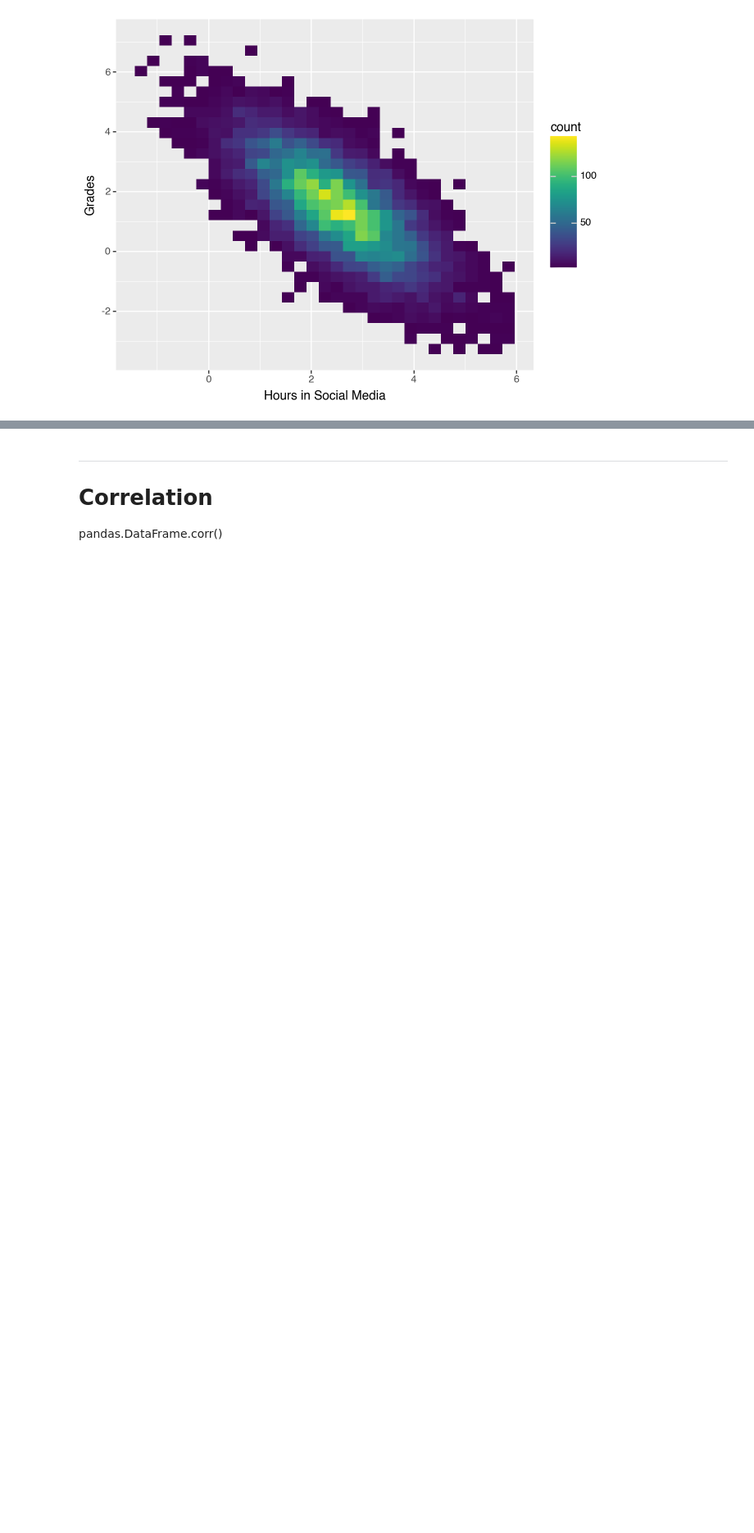
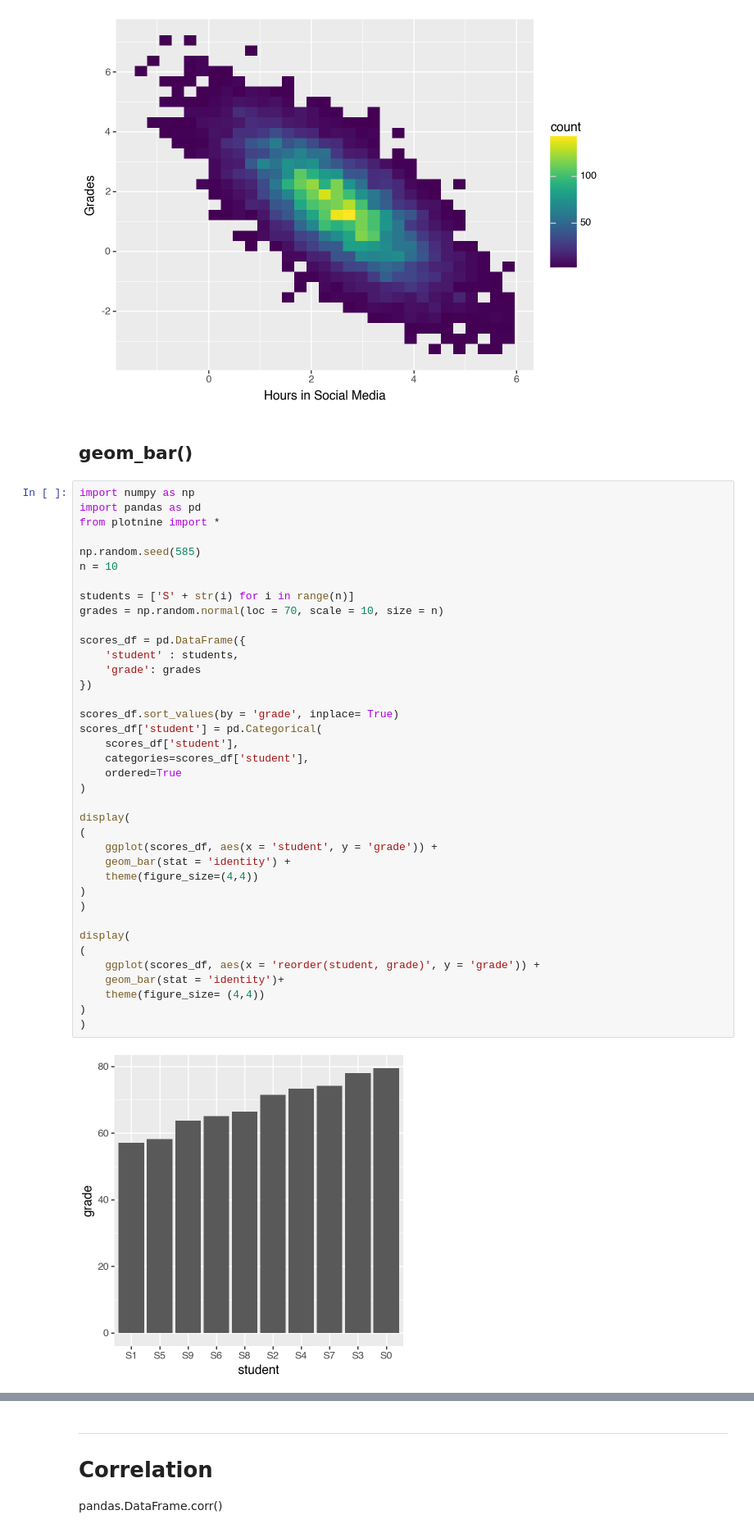
Before and after one commit to ulasuregen/Data-Analysis-and-Visualization-in-Python, a Jupyter notebook: Exercises/generalNotes.ipynb, the cells around one changed output, grey strips where cells are left out. Shown at 82% size. Drawn from its saved outputs; the diff is of its cells as text; blank space fills up the shorter version.

```diff
--- a/Exercises/generalNotes.ipynb
+++ b/Exercises/generalNotes.ipynb
@@ -351,3 +373,45 @@ grade_media = pd.DataFrame({
 )
 # %% [output]
 [figure]
+# %% [markdown]
+## geom_bar()
+# %%
+import numpy as np
+import pandas as pd
+from plotnine import *
+
+np.random.seed(585)
+n = 10
+
+students = ['S' + str(i) for i in range(n)]
+grades = np.random.normal(loc = 70, scale = 10, size = n)
+
+scores_df = pd.DataFrame({
+    'student' : students,
+    'grade': grades
+})
+
+scores_df.sort_values(by = 'grade', inplace= True)
+scores_df['student'] = pd.Categorical(
+    scores_df['student'],
+    categories=scores_df['student'],
+    ordered=True
+)
+
+display(
+(
+    ggplot(scores_df, aes(x = 'student', y = 'grade')) +
+    geom_bar(stat = 'identity') +
+    theme(figure_size=(4,4))
+)
+)
+
+display(
+(
+    ggplot(scores_df, aes(x = 'reorder(student, grade)', y = 'grade')) +
+    geom_bar(stat = 'identity')+
+    theme(figure_size= (4,4))
+)
+)
+# %% [output]
+[figure, added]
```
Also changed, not shown: parts of 9 cells of this notebook, 11 other files.
